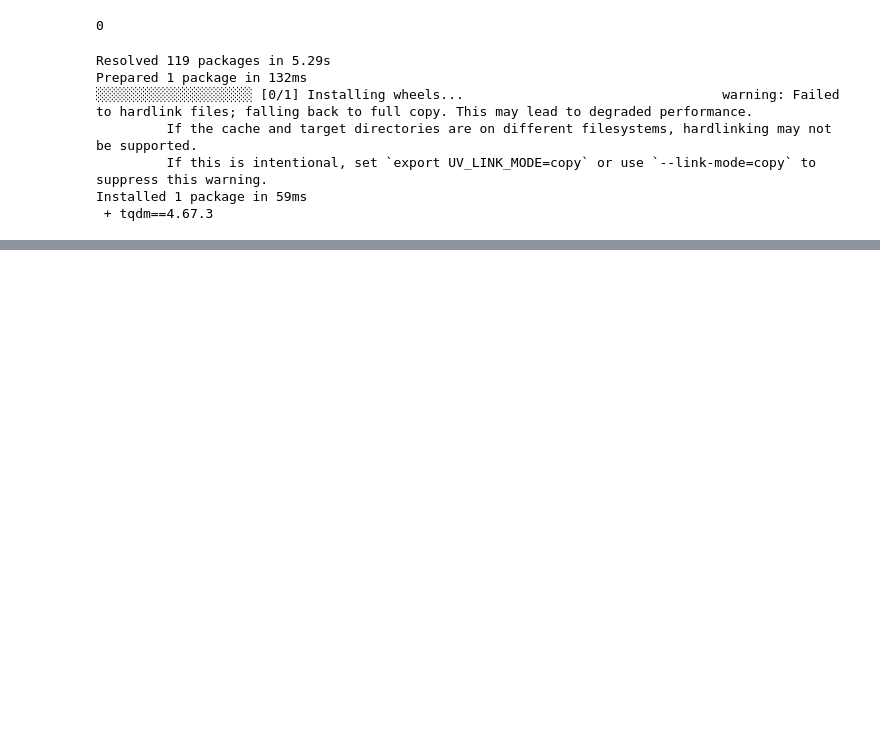
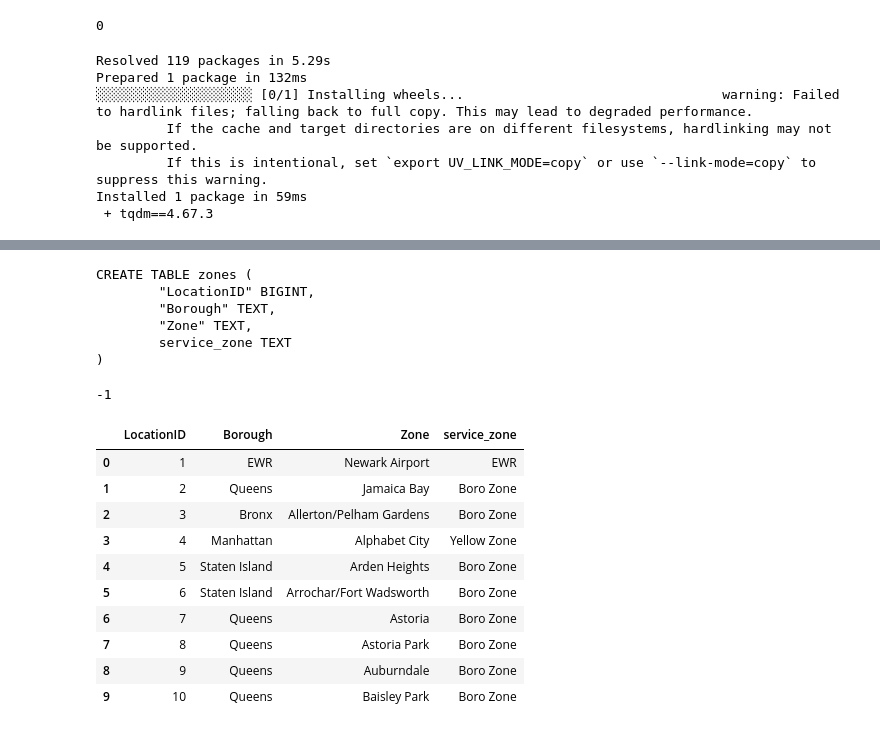
Before and after one commit to mlee990125/docker-workshop, a Jupyter notebook: pipeline/notebook.ipynb, the cells around one changed output, grey strips where cells are left out. Saved outputs shown, nothing was run; the diff lists cells and outputs as text; code cells hidden in the pictures; blank space fills up the shorter version.

```diff
--- a/pipeline/notebook.ipynb
+++ b/pipeline/notebook.ipynb
@@ -185,0 +231,27 @@ for df_chunk in tqdm(df_iter):
+# %%
+print(pd.io.sql.get_schema(df, name='zones', con=engine))
+# %% [output]
+CREATE TABLE zones (
+        "LocationID" BIGINT,
+        "Borough" TEXT,
+        "Zone" TEXT,
+        service_zone TEXT
+)
+# %%
+df.to_sql(name='zones', con=engine, if_exists='append')
+# %% [output]
+-1
+# %%
+df.head(10)
+# %% [output]
+|  | LocationID | Borough | Zone | service_zone |
+| 0 | 1 | EWR | Newark Airport | EWR |
+| 1 | 2 | Queens | Jamaica Bay | Boro Zone |
+| 2 | 3 | Bronx | Allerton/Pelham Gardens | Boro Zone |
+| 3 | 4 | Manhattan | Alphabet City | Yellow Zone |
+| 4 | 5 | Staten Island | Arden Heights | Boro Zone |
+| 5 | 6 | Staten Island | Arrochar/Fort Wadsworth | Boro Zone |
+| 6 | 7 | Queens | Astoria | Boro Zone |
+| 7 | 8 | Queens | Astoria Park | Boro Zone |
+| 8 | 9 | Queens | Auburndale | Boro Zone |
+| 9 | 10 | Queens | Baisley Park | Boro Zone |
```
Also changed, not shown: parts of 6 cells of this notebook, 4 other files.
